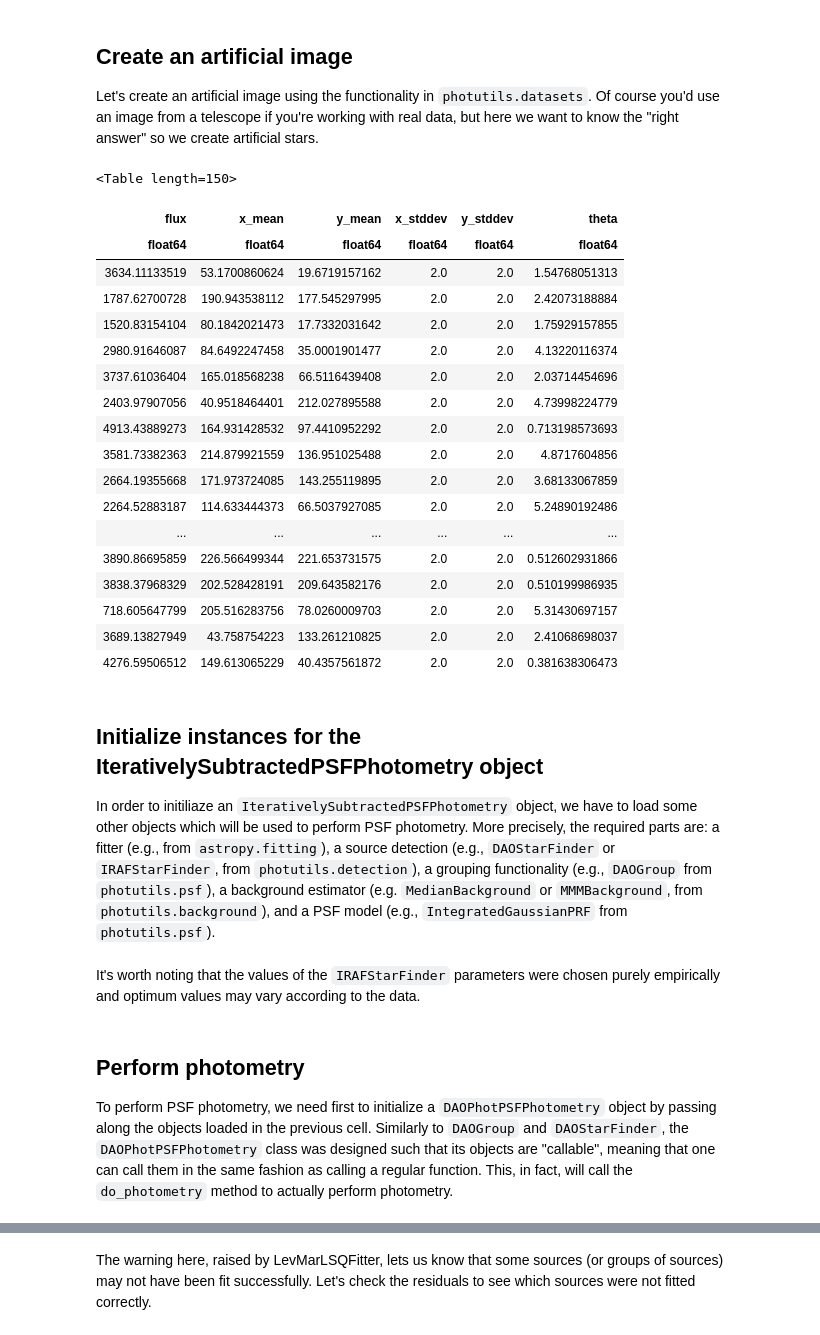
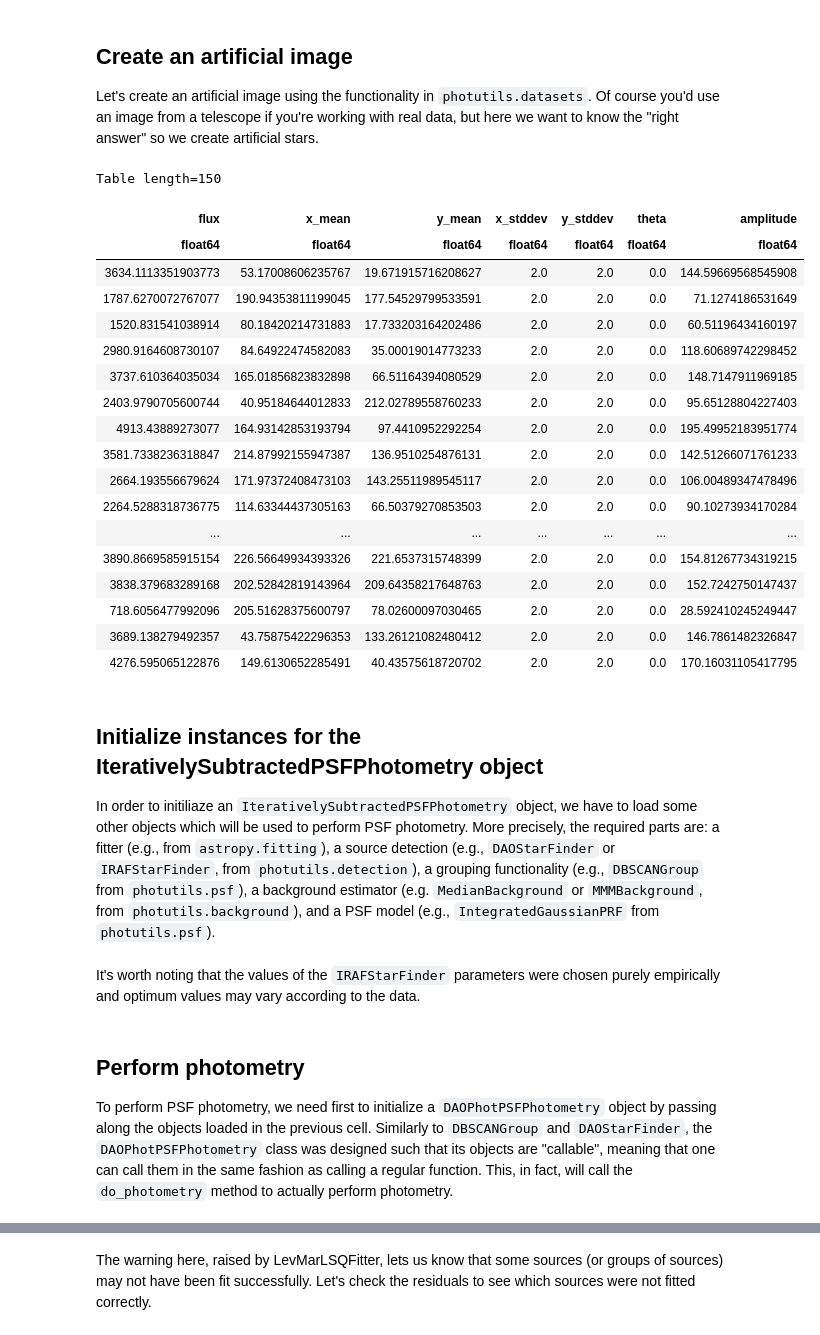
Before and after one commit to astropy/photutils-datasets, a Jupyter notebook: notebooks/ArtificialCrowdedFieldPSFPhotometry.ipynb, the cells around one changed output, grey strips where cells are left out. Cells and saved outputs as stored; diff of their text form; code cells hidden in the pictures.

```diff
--- a/notebooks/ArtificialCrowdedFieldPSFPhotometry.ipynb
+++ b/notebooks/ArtificialCrowdedFieldPSFPhotometry.ipynb
@@ -7,50 +7,56 @@ This notebook exemplifies the use of photutils.psf to perform point spread funct
 
 Let's create an artificial image using the  functionality in `photutils.datasets`.  Of course you'd use an image from a telescope if you're working with real data, but here we want to know the "right answer" so we create artificial stars.
 # %%
-from photutils.datasets import make_random_gaussians
+from collections import OrderedDict
+
+from photutils.datasets import make_random_gaussians_table
 from photutils.datasets import make_noise_image
-from photutils.datasets import make_gaussian_sources
+from photutils.datasets import make_gaussian_sources_image
 
 num_sources = 150
 min_flux = 500
 max_flux = 5000
 min_xmean = 16
 max_xmean = 240
 sigma_psf = 2.0
-starlist = make_random_gaussians(num_sources, [min_flux, max_flux],
-                                 [min_xmean, max_xmean],
-                                 [min_xmean, max_xmean],
-                                 [sigma_psf, sigma_psf],
-                                 [sigma_psf, sigma_psf],
-                                 random_state=123)
+
+param_ranges = [('flux', [min_flux, max_flux]),
+                ('x_mean', [min_xmean, max_xmean]),
+                ('y_mean', [min_xmean, max_xmean]),
+                ('x_stddev', [sigma_psf, sigma_psf]),
+                ('y_stddev', [sigma_psf, sigma_psf]),
+                ('theta', [0, 0])]
+param_ranges = OrderedDict(param_ranges)
+
+starlist = make_random_gaussians_table(num_sources, param_ranges, random_state=123)
 shape = (256, 256)
-image = (make_gaussian_sources(shape, starlist) +
-         make_noise_image(shape, type='poisson', mean=6., random_state=123) +
-         make_noise_image(shape, type='gaussian', mean=0., stddev=2., random_state=123))
+image = (make_gaussian_sources_image(shape, starlist) +
+         make_noise_image(shape, distribution='poisson', mean=6., random_state=123) +
+         make_noise_image(shape, distribution='gaussian', mean=0., stddev=2., random_state=123))
 starlist
 # %% [output]
-<Table length=150>
+Table length=150
-| flux | x_mean | y_mean | x_stddev | y_stddev | theta |
-| float64 | float64 | float64 | float64 | float64 | float64 |
-| 3634.11133519 | 53.1700860624 | 19.6719157162 | 2.0 | 2.0 | 1.54768051313 |
-| 1787.62700728 | 190.943538112 | 177.545297995 | 2.0 | 2.0 | 2.42073188884 |
-| 1520.83154104 | 80.1842021473 | 17.7332031642 | 2.0 | 2.0 | 1.75929157855 |
-| 2980.91646087 | 84.6492247458 | 35.0001901477 | 2.0 | 2.0 | 4.13220116374 |
-| 3737.61036404 | 165.018568238 | 66.5116439408 | 2.0 | 2.0 | 2.03714454696 |
-| 2403.97907056 | 40.9518464401 | 212.027895588 | 2.0 | 2.0 | 4.73998224779 |
-| 4913.43889273 | 164.931428532 | 97.4410952292 | 2.0 | 2.0 | 0.713198573693 |
-| 3581.73382363 | 214.879921559 | 136.951025488 | 2.0 | 2.0 | 4.8717604856 |
-| 2664.19355668 | 171.973724085 | 143.255119895 | 2.0 | 2.0 | 3.68133067859 |
-| 2264.52883187 | 114.633444373 | 66.5037927085 | 2.0 | 2.0 | 5.24890192486 |
-| ... | ... | ... | ... | ... | ... |
-| 3890.86695859 | 226.566499344 | 221.653731575 | 2.0 | 2.0 | 0.512602931866 |
-| 3838.37968329 | 202.528428191 | 209.643582176 | 2.0 | 2.0 | 0.510199986935 |
-| 718.605647799 | 205.516283756 | 78.0260009703 | 2.0 | 2.0 | 5.31430697157 |
-| 3689.13827949 | 43.758754223 | 133.261210825 | 2.0 | 2.0 | 2.41068698037 |
-| 4276.59506512 | 149.613065229 | 40.4357561872 | 2.0 | 2.0 | 0.381638306473 |
+| flux | x_mean | y_mean | x_stddev | y_stddev | theta | amplitude |
+| float64 | float64 | float64 | float64 | float64 | float64 | float64 |
+| 3634.1113351903773 | 53.17008606235767 | 19.671915716208627 | 2.0 | 2.0 | 0.0 | 144.59669568545908 |
+| 1787.6270072767077 | 190.94353811199045 | 177.54529799533591 | 2.0 | 2.0 | 0.0 | 71.1274186531649 |
+| 1520.831541038914 | 80.18420214731883 | 17.733203164202486 | 2.0 | 2.0 | 0.0 | 60.51196434160197 |
+| 2980.9164608730107 | 84.64922474582083 | 35.00019014773233 | 2.0 | 2.0 | 0.0 | 118.60689742298452 |
+| 3737.610364035034 | 165.01856823832898 | 66.51164394080529 | 2.0 | 2.0 | 0.0 | 148.7147911969185 |
+| 2403.9790705600744 | 40.95184644012833 | 212.02789558760233 | 2.0 | 2.0 | 0.0 | 95.65128804227403 |
+| 4913.43889273077 | 164.93142853193794 | 97.4410952292254 | 2.0 | 2.0 | 0.0 | 195.49952183951774 |
+| 3581.7338236318847 | 214.87992155947387 | 136.9510254876131 | 2.0 | 2.0 | 0.0 | 142.51266071761233 |
+| 2664.193556679624 | 171.97372408473103 | 143.25511989545117 | 2.0 | 2.0 | 0.0 | 106.00489347478496 |
+| 2264.5288318736775 | 114.63344437305163 | 66.50379270853503 | 2.0 | 2.0 | 0.0 | 90.10273934170284 |
+| ... | ... | ... | ... | ... | ... | ... |
+| 3890.8669585915154 | 226.56649934393326 | 221.6537315748399 | 2.0 | 2.0 | 0.0 | 154.81267734319215 |
+| 3838.379683289168 | 202.52842819143964 | 209.64358217648763 | 2.0 | 2.0 | 0.0 | 152.7242750147437 |
+| 718.6056477992096 | 205.51628375600797 | 78.02600097030465 | 2.0 | 2.0 | 0.0 | 28.592410245249447 |
+| 3689.138279492357 | 43.75875422296353 | 133.26121082480412 | 2.0 | 2.0 | 0.0 | 146.7861482326847 |
+| 4276.595065122876 | 149.6130652285491 | 40.43575618720702 | 2.0 | 2.0 | 0.0 | 170.16031105417795 |
 # %% [markdown]
 ## Initialize instances for the IterativelySubtractedPSFPhotometry object
 
-In order to initiliaze an `IterativelySubtractedPSFPhotometry` object, we have to load some other objects which will be used to perform PSF photometry. More precisely, the required parts are:  a fitter (e.g., from `astropy.fitting`), a source detection (e.g., `DAOStarFinder` or `IRAFStarFinder`, from `photutils.detection`), a grouping functionality (e.g., `DAOGroup` from `photutils.psf`), a background estimator (e.g. `MedianBackground` or `MMMBackground`, from `photutils.background`), and a PSF model (e.g., `IntegratedGaussianPRF` from `photutils.psf`).
+In order to initiliaze an `IterativelySubtractedPSFPhotometry` object, we have to load some other objects which will be used to perform PSF photometry. More precisely, the required parts are:  a fitter (e.g., from `astropy.fitting`), a source detection (e.g., `DAOStarFinder` or `IRAFStarFinder`, from `photutils.detection`), a grouping functionality (e.g., `DBSCANGroup` from `photutils.psf`), a background estimator (e.g. `MedianBackground` or `MMMBackground`, from `photutils.background`), and a PSF model (e.g., `IntegratedGaussianPRF` from `photutils.psf`).
 # %%
 from photutils.detection import DAOStarFinder, IRAFStarFinder
@@ -82,7 +88,7 @@ It's worth noting that the values of the `IRAFStarFinder` parameters were chosen
 # %% [markdown]
 ## Perform photometry
 
-To perform PSF photometry, we need first to initialize a `DAOPhotPSFPhotometry` object by passing along the objects loaded in the previous cell. Similarly to `DAOGroup` and `DAOStarFinder`, the `DAOPhotPSFPhotometry` class was designed such that its objects are "callable", meaning that one can call them in the same fashion as calling a regular function. This, in fact, will call the `do_photometry` method to actually perform photometry.
+To perform PSF photometry, we need first to initialize a `DAOPhotPSFPhotometry` object by passing along the objects loaded in the previous cell. Similarly to `DBSCANGroup` and `DAOStarFinder`, the `DAOPhotPSFPhotometry` class was designed such that its objects are "callable", meaning that one can call them in the same fashion as calling a regular function. This, in fact, will call the `do_photometry` method to actually perform photometry.
 # %%
 from photutils.psf import IterativelySubtractedPSFPhotometry
 
```
Also changed, not shown: parts of 12 cells of this notebook.
